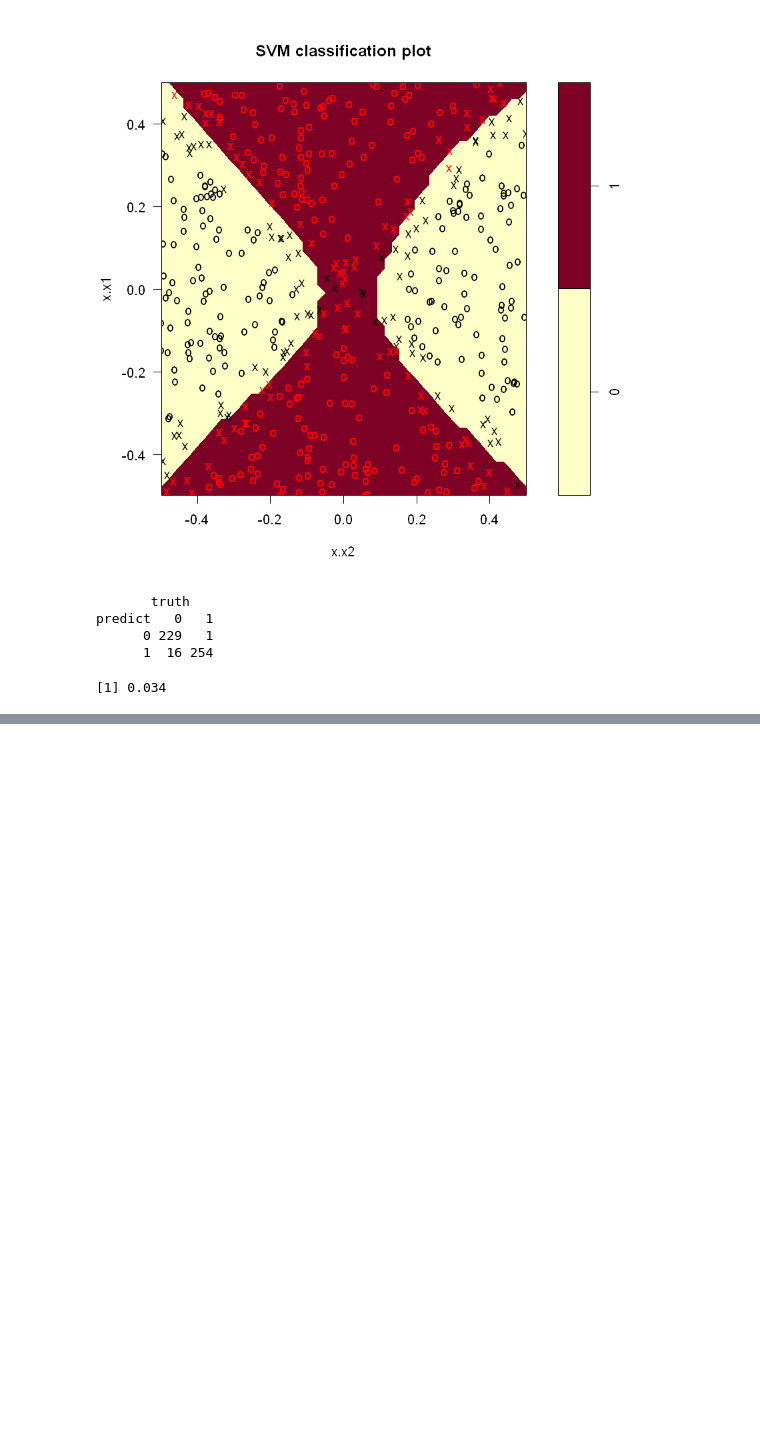
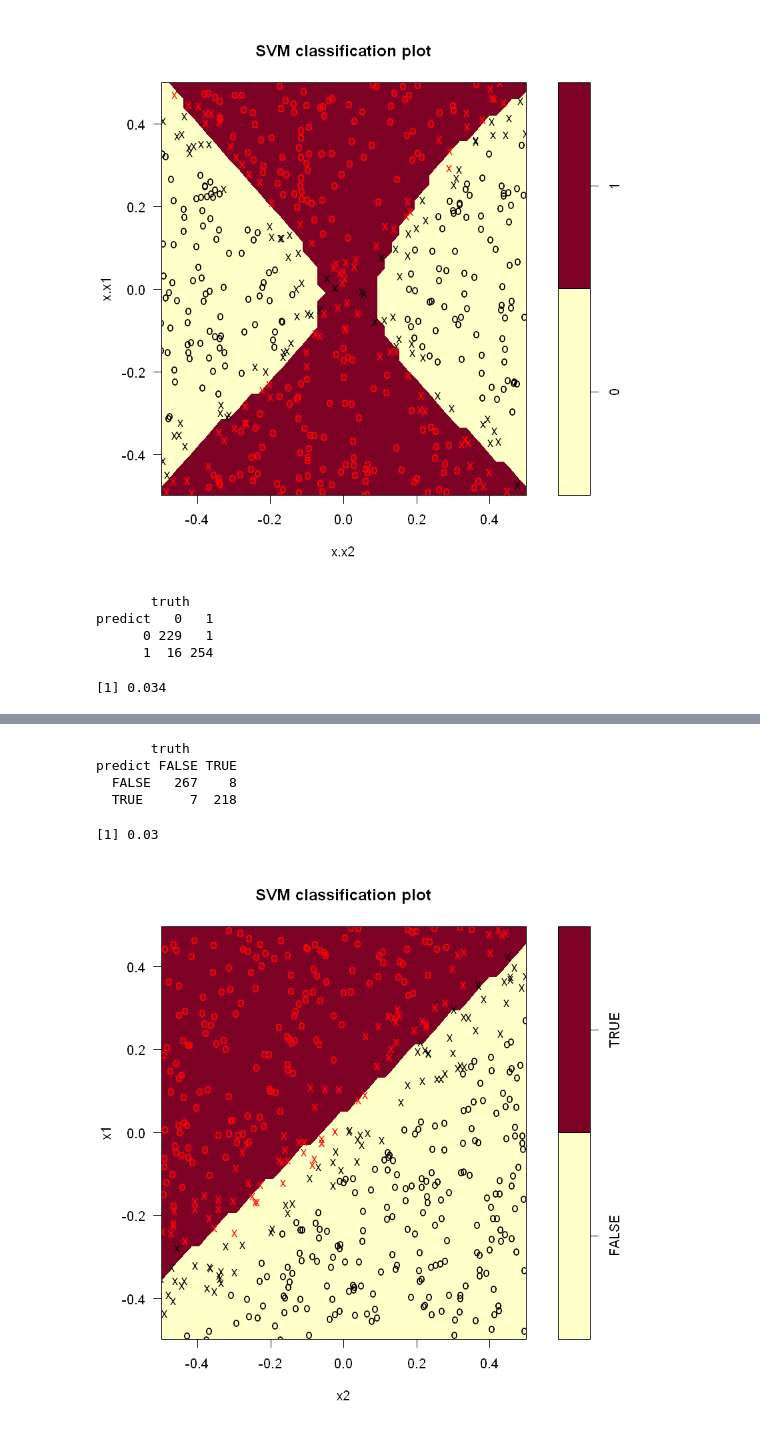
Before and after one commit to kuzn137/Statistical_problems, a Jupyter notebook: Ch9R.ipynb, the cells around one changed output, grey strips where cells are left out. Cells and saved outputs as stored; diff of their text form; code cells hidden in the pictures; blank space fills up the shorter version.

```diff
--- a/Ch9R.ipynb
+++ b/Ch9R.ipynb
@@ -263,0 +378,16 @@ class_error(cm)
+# %%
+svm.pred = predict(svm.fit, data=df_test)
+cm=table(predict = svm.fit$fitted, truth = df$y)
+cm
+class_error(cm)
+# %% [output]
+       truth
+predict FALSE TRUE
+  FALSE   267    8
+  TRUE      7  218
+[1] 0.03
+# %%
+svm.fit = svm(y ~ ., data=df, kernel = 'linear', gamma = 1, cost=0.1)
+plot(svm.fit, data = df)
+# %% [output]
+[figure, added]
```
Also changed, not shown: parts of 16 cells of this notebook, 1 other file.
